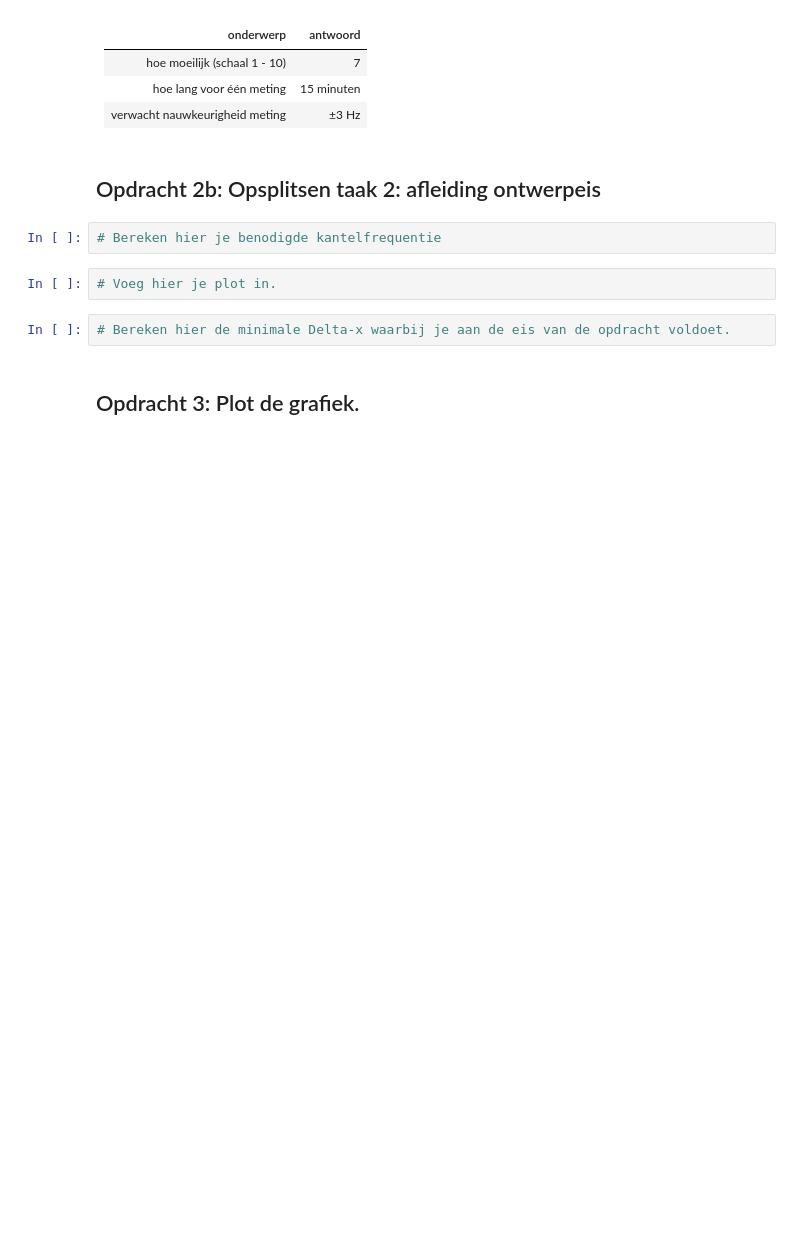
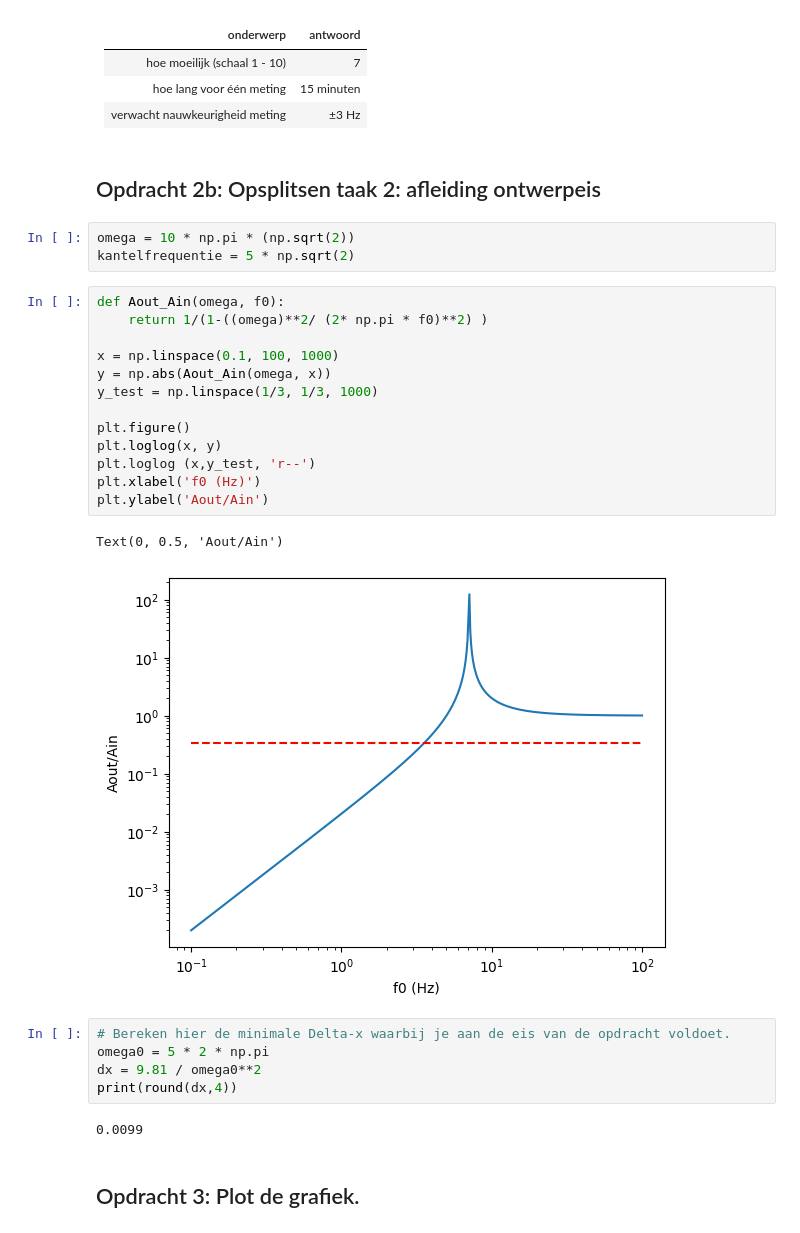
Before and after one commit to owenvanderwal/opdrachten-DEF-D, a Jupyter notebook: FysiekeOntwerpopdrachten/5MaakEenOpstellingTrillingsvrij/Ontwerpopdracht5MaakEenOpstellingTrillingsvrijInvulTemplate.ipynb, the cells around one changed output. Saved outputs shown, nothing was run; the diff lists cells and outputs as text; blank space fills up the shorter version.

```diff
--- a/FysiekeOntwerpopdrachten/5MaakEenOpstellingTrillingsvrij/Ontwerpopdracht5MaakEenOpstellingTrillingsvrijInvulTemplate.ipynb
+++ b/FysiekeOntwerpopdrachten/5MaakEenOpstellingTrillingsvrij/Ontwerpopdracht5MaakEenOpstellingTrillingsvrijInvulTemplate.ipynb
@@ -46,11 +46,31 @@ Vul onderstaande tabel in:
 # %% [markdown]
 ## Opdracht 2b: Opsplitsen taak 2: afleiding ontwerpeis
 # %%
-# Bereken hier je benodigde kantelfrequentie
+omega = 10 * np.pi * (np.sqrt(2))
+kantelfrequentie = 5 * np.sqrt(2)
 # %%
-# Voeg hier je plot in.
+def Aout_Ain(omega, f0):
+    return 1/(1-((omega)**2/ (2* np.pi * f0)**2) )
+
+x = np.linspace(0.1, 100, 1000)
+y = np.abs(Aout_Ain(omega, x))
+y_test = np.linspace(1/3, 1/3, 1000)
+
+plt.figure()
+plt.loglog(x, y)
+plt.loglog (x,y_test, 'r--')
+plt.xlabel('f0 (Hz)')
+plt.ylabel('Aout/Ain')
+# %% [output]
+Text(0, 0.5, 'Aout/Ain')
+[figure, added]
 # %%
 # Bereken hier de minimale Delta-x waarbij je aan de eis van de opdracht voldoet.
+omega0 = 5 * 2 * np.pi
+dx = 9.81 / omega0**2
+print(round(dx,4))
+# %% [output]
+0.0099
 # %% [markdown]
 ## Opdracht 3: Plot de grafiek.
 # %%
```
Also changed, not shown: parts of 1 cell of this notebook.
